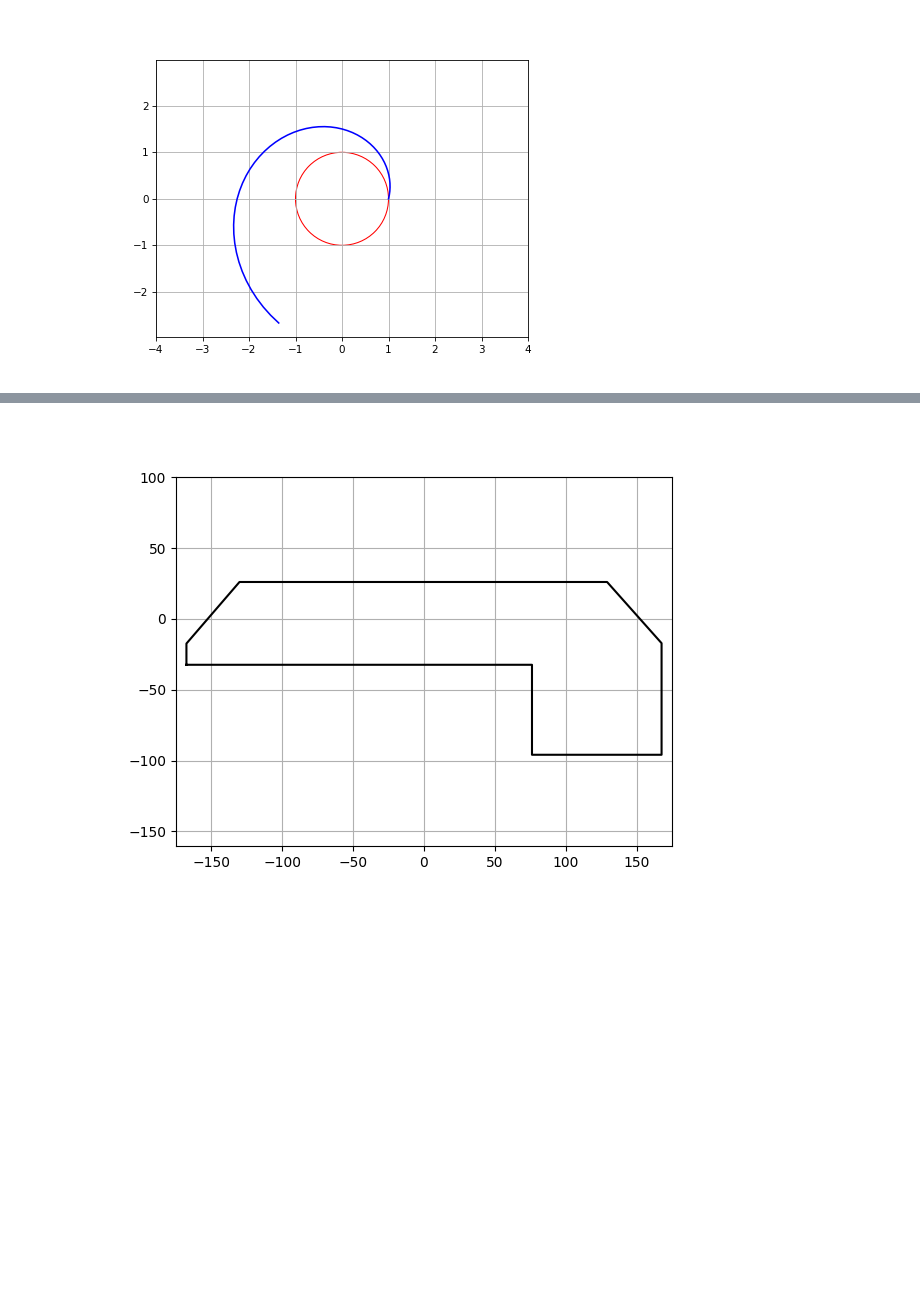
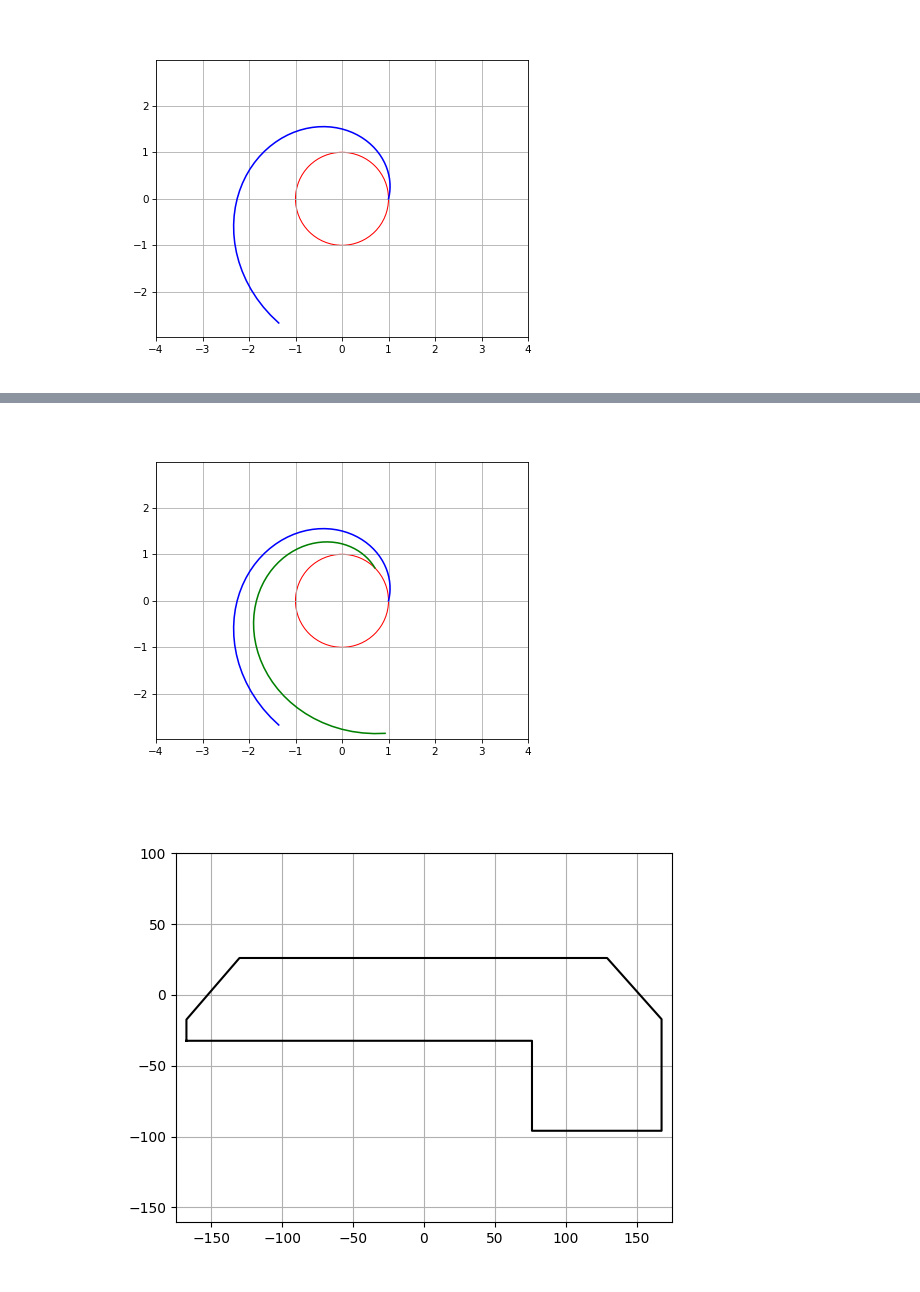
Before and after one commit to G-IV/Log-Spiral-Pattern, a Jupyter notebook: Log Spiral Jupyter Notebook.ipynb, the cells around one changed output, grey strips where cells are left out. Saved outputs shown, nothing was run; the diff lists cells and outputs as text; code cells hidden in the pictures; blank space fills up the shorter version.

Commit message:
Added section showing how to shift a logarithmic curve.

```diff
--- a/Log Spiral Jupyter Notebook.ipynb
+++ b/Log Spiral Jupyter Notebook.ipynb
@@ -65,3 +65,84 @@ basic_log_curve_plot.plot([x for x, y in points], [y for x, y in points], 'b-')
 # %% [output]
 [<matplotlib.lines.Line2D at 0x...>]
 [figure]
+# %%
+#------------------------------------------------------------
+#
+#   Altering the graph - rotate the curve
+#
+#  To rotate the curve, theta will need an offset added to it
+#  However, you can't just directly add it like this
+#  r = a * exp(k * (theta + offset))
+#
+#  Let's consider it's the exponent that we are changing when
+#  we add an offset to theta
+#  r = a * exp(k * (theta + offset))
+#  This would change the value of r, which we don't want.
+#
+#  This can be rewritten as:
+#  r = a * exp(k * theta + k * offset)
+#  If we don't want to change the equation:
+#  k * offset - k * offset = 0
+#  So we can add:
+#  k * theta + k * offset - k * offset
+#  Do some grouping:
+#  k * (theta + offset) - k * offset
+#  Because we are working with exponents, this is what we
+#  end up with:
+#  exp(k * (theta + offset))exp(- k * offset)
+#
+#  So to rotate the curve, we need to do this:
+#  r = a * exp(k * (theta + offset)) * exp(- k * offset)
+#------------------------------------------------------------
+
+%matplotlib ipympl
+import matplotlib.pyplot as plt
+import numpy as np
+import math
+
+#------------------------------------------------------------
+# Create a figure and axis
+#------------------------------------------------------------
+fig, shifted_log_curve = plt.subplots()
+plt.rcParams['figure.dpi'] = 75 # Set this to make the plot bigger
+shifted_log_curve.axis('equal') # Set the aspect ratio of the plot to be equal
+shifted_log_curve.set_xlim(-4, 4) # Set the limits of the plot
+shifted_log_curve.set_ylim(-4, 4) # Set the limits of the plot
+shifted_log_curve.grid(True) # Turn on the grid
+
+#------------------------------------------------------------
+# Define the log curve parameters
+#------------------------------------------------------------
+a = 1.0
+k = math.cos(math.radians(75))
+def theta(i):
+    return i * math.pi / 40 # a good number to have a smooth curve
+
+def r(i):
+    return a * math.exp(k * theta(i))
+
+def shifted(i):
+    return a * math.exp(k * (theta(i) + math.radians(45))) * math.exp(-k * math.radians(45))
+
+#------------------------------------------------------------
+# Plot a circle for reference
+#------------------------------------------------------------
+circle = plt.Circle((0, 0), 1, color='r', fill=False)
+shifted_log_curve.add_artist(circle)
+
+#------------------------------------------------------------
+# Plot the log curve
+#------------------------------------------------------------
+points = []
+shifted_points = []
+for i in range(0, 55):
+    x = r(i) * math.cos(theta(i))
+    y = r(i) * math.sin(theta(i))
+    points.append([x, y])
+    x_ = shifted(i) * math.cos(theta(i) + math.radians(45))
+    y_ = shifted(i) * math.sin(theta(i) + math.radians(45))
+    shifted_points.append([x_, y_])
+
+shifted_log_curve.plot([x for x, y in points], [y for x, y in points], 'b-')
+shifted_log_curve.plot([x for x, y in shifted_points], [y for x, y in shifted_points], 'g-')
+# %% [output]
@@ -68,3 +150,4 @@ basic_log_curve_plot.plot([x for x, y in points], [y for x, y in points], 'b-')
+[figure, added]
 # %%
 #------------------------------------------------------------
 #
```
Also changed, not shown: parts of 1 cell of this notebook.
